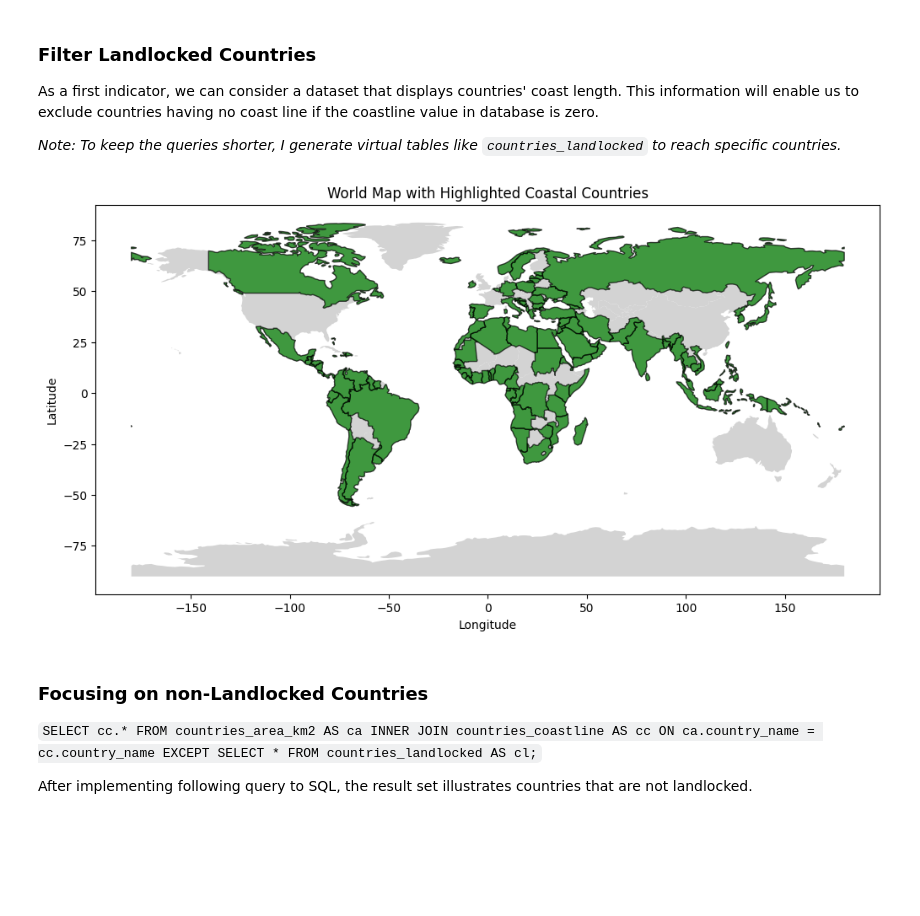
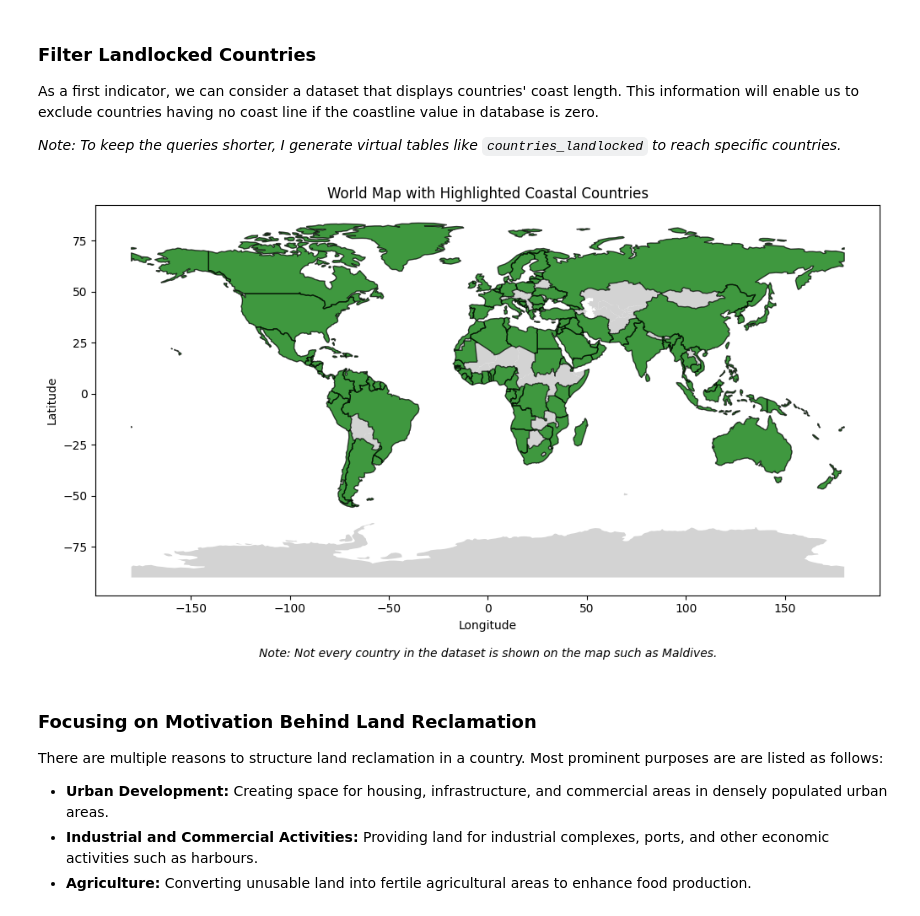
Before and after one commit to Cekomo/Land-Area-Increment-Analysis, a Jupyter notebook: Analysis_Report.ipynb, the cells around one changed output. Drawn from its saved outputs; the diff is of its cells as text; code cells hidden in the pictures; blank space fills up the shorter version.

Commit message:
add motivation for countries for land reclamation

```diff
--- a/Analysis_Report.ipynb
+++ b/Analysis_Report.ipynb
@@ -60,38 +60,44 @@ def execute_query(query):
     conn.close()
     return highlighted_iso_codes
 # %%
-conn = connect_surface_area_db()
+# Load the world dataset
+world_map_url = 'https://naturalearth.s3.amazonaws.com/110m_cultural/ne_110m_admin_0_countries.zip'
 
-world_map_url = 'https://naturalearth.s3.amazonaws.com/110m_cultural/ne_110m_admin_0_countries.zip'
+# Load the world dataset from the URL
 world = gpd.read_file(world_map_url)
+
 # Execute the query to get highlighted countries' ISO codes
 query = """SELECT iso_code FROM countries_coastal;"""
 highlighted_iso_codes = execute_query(query)
 
 # Filter the world geometries to include only the highlighted countries
-highlighted_world = world[world['SOV_A3'].isin(highlighted_iso_codes)]
+highlighted_world = world[world['ADM0_A3'].isin(highlighted_iso_codes)]
 
 # Plot the world map
 fig, ax = plt.subplots(figsize=(12, 8))
 
 # Plot the world map first as the background
 world.plot(ax=ax, color='lightgrey')
 
 # Plot the highlighted countries on top of the world map
 highlighted_world.plot(ax=ax, color='green', edgecolor='black', alpha=0.7, label='Highlighted Countries')
 
 # Customize the plot
 ax.set_title('World Map with Highlighted Coastal Countries')
 ax.set_xlabel('Longitude')
 ax.set_ylabel('Latitude')
 
+note = "Note: Not every country in the dataset is shown on the map such as Maldives."
+ax.text(0.5, -0.15, note, transform=ax.transAxes, fontsize=10, ha='center', va='center', fontstyle='italic')
+
 # Show the plot
 plt.show()
 # %% [output]
-[figure, old version]
+[figure, new version]
-# %% [markdown]
-### Focusing on non-Landlocked Countries
-
-`SELECT cc.* FROM countries_area_km2 AS ca INNER JOIN countries_coastline AS cc ON ca.country_name = cc.country_name EXCEPT SELECT * FROM countries_landlocked AS cl;`
-
-After implementing following query to SQL, the result set illustrates countries that are not landlocked.
+# %% [markdown]
+### Focusing on Motivation Behind Land Reclamation
+
+There are multiple reasons to structure land reclamation in a country. Most prominent purposes are are listed as follows:
+- **Urban Development:** Creating space for housing, infrastructure, and commercial areas in densely populated urban areas.
+- **Industrial and Commercial Activities:** Providing land for industrial complexes, ports, and other economic activities such as harbours.
+- **Agriculture:** Converting unusable land into fertile agricultural areas to enhance food production.
```
